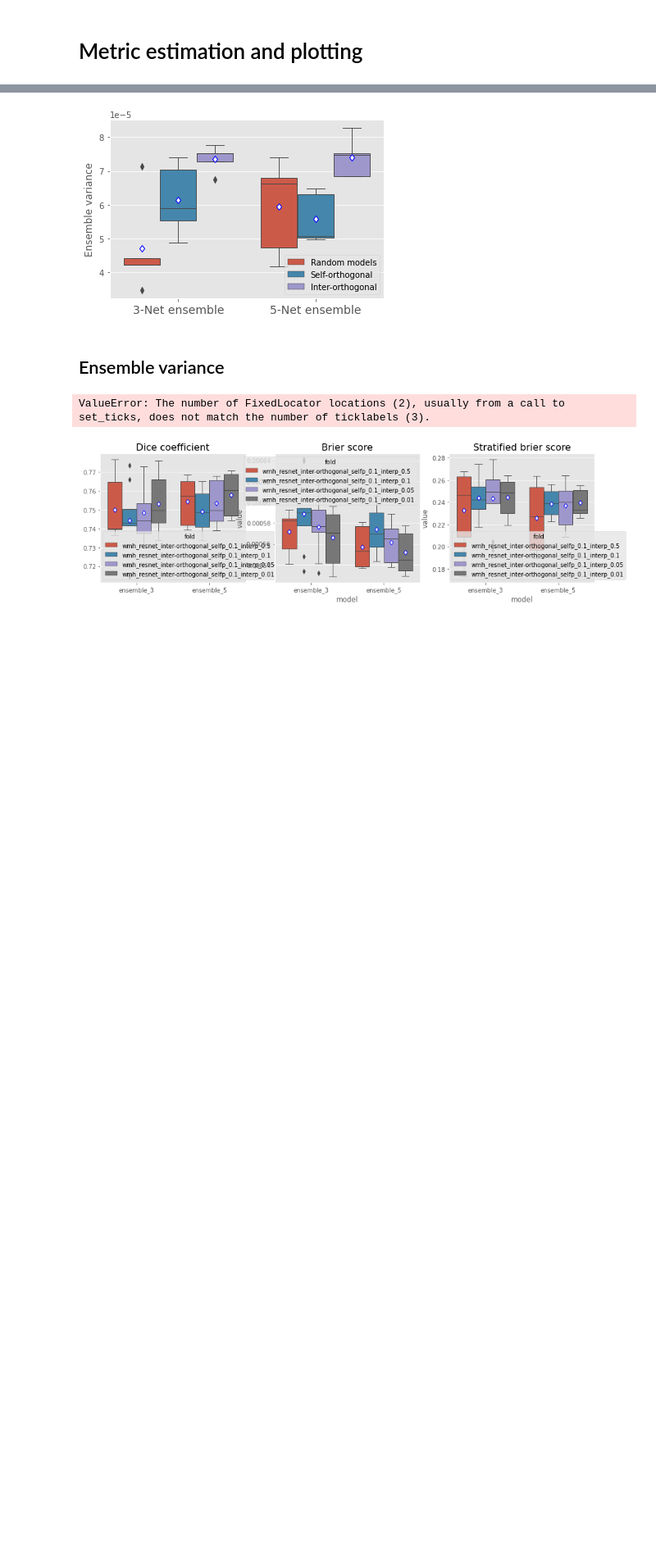
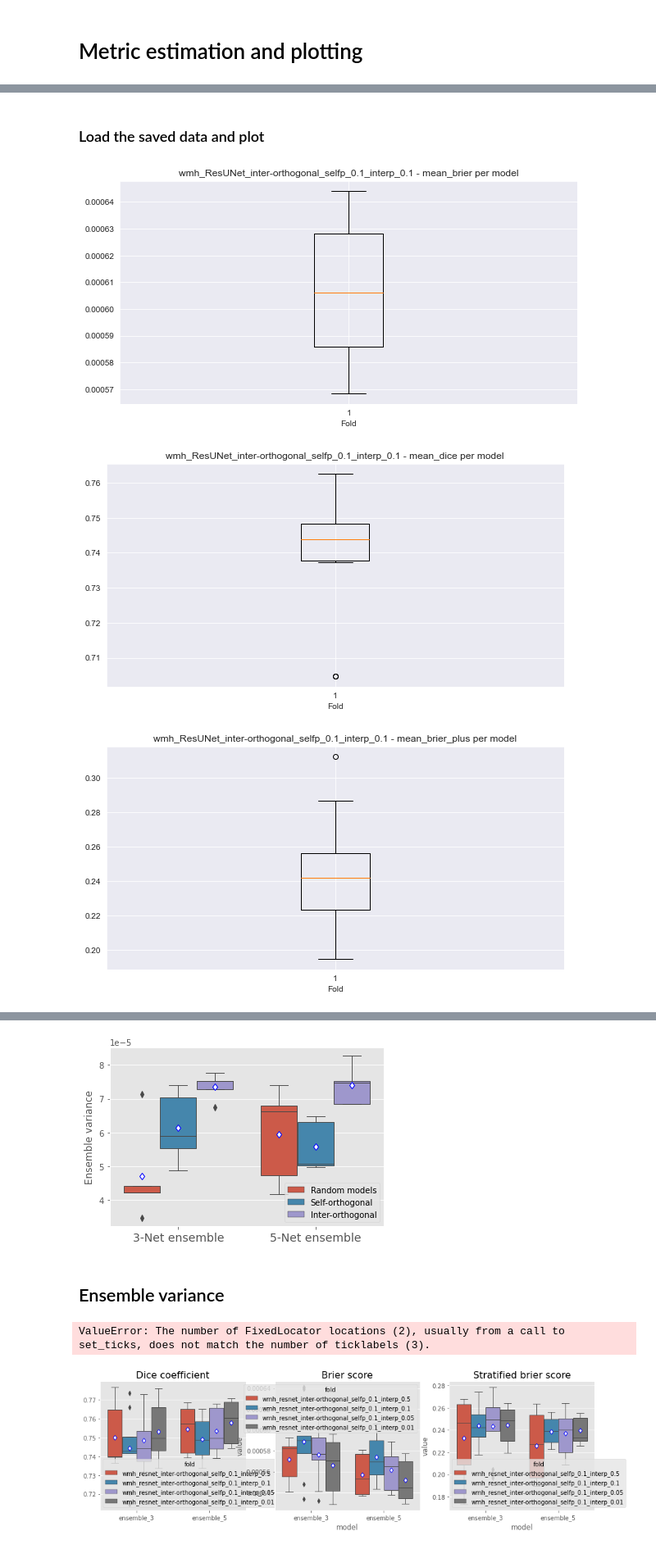
Before and after one commit to vfmatzkin/Orthogonal_Ensemble_Networks, a Jupyter notebook: orth-ens-net/plot_results.ipynb, the cells around one changed output, grey strips where cells are left out. Shown at 82% size. Drawn from its saved outputs; the diff is of its cells as text; code cells hidden in the pictures; blank space fills up the shorter version.

```diff
--- a/orth-ens-net/plot_results.ipynb
+++ b/orth-ens-net/plot_results.ipynb
@@ -14,0 +25,9 @@ Testing ensembles
+# %% [markdown]
+### Load the saved data and plot
+# %%
+saved_metrics = load_data()
+plot_metrics(saved_metrics)
+# %% [output]
+[figure, added]
+[figure, added]
+[figure, added]
```
Also changed, not shown: parts of 12 cells of this notebook, 18 other files.
